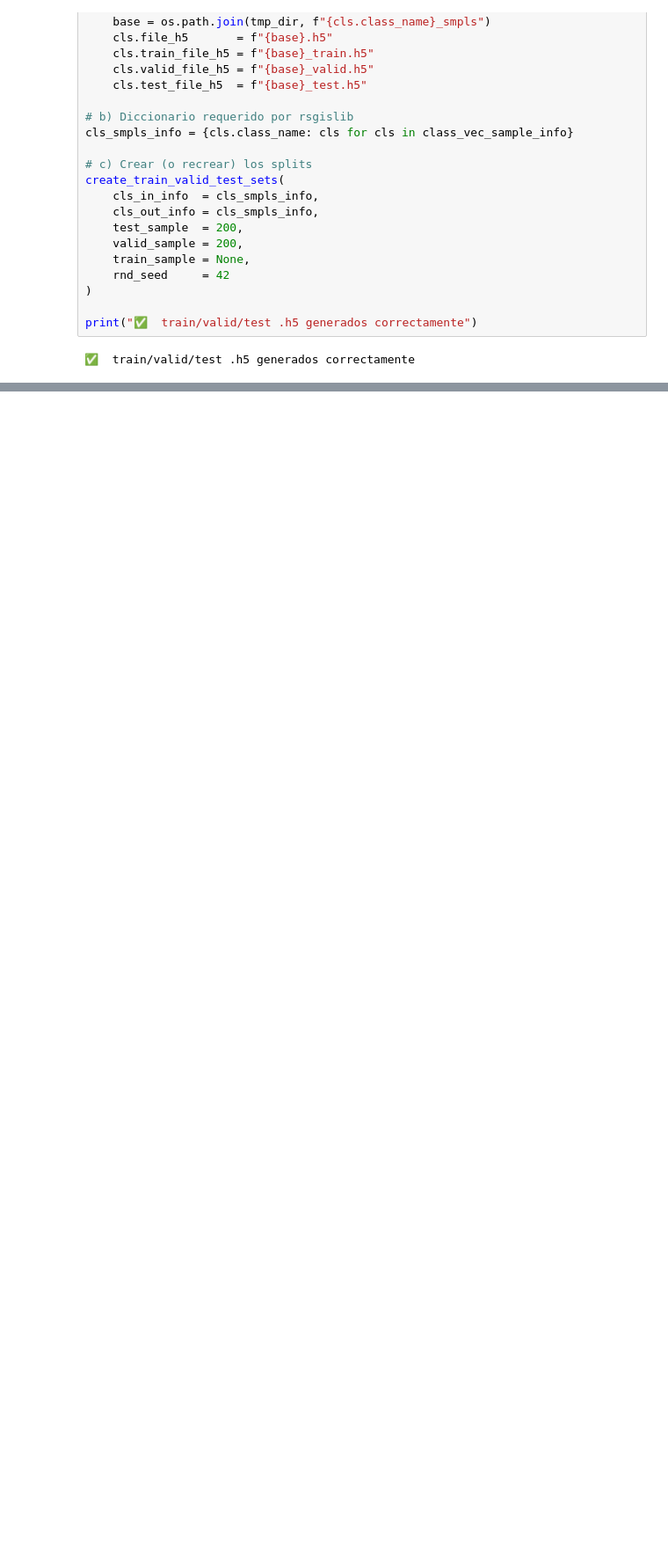
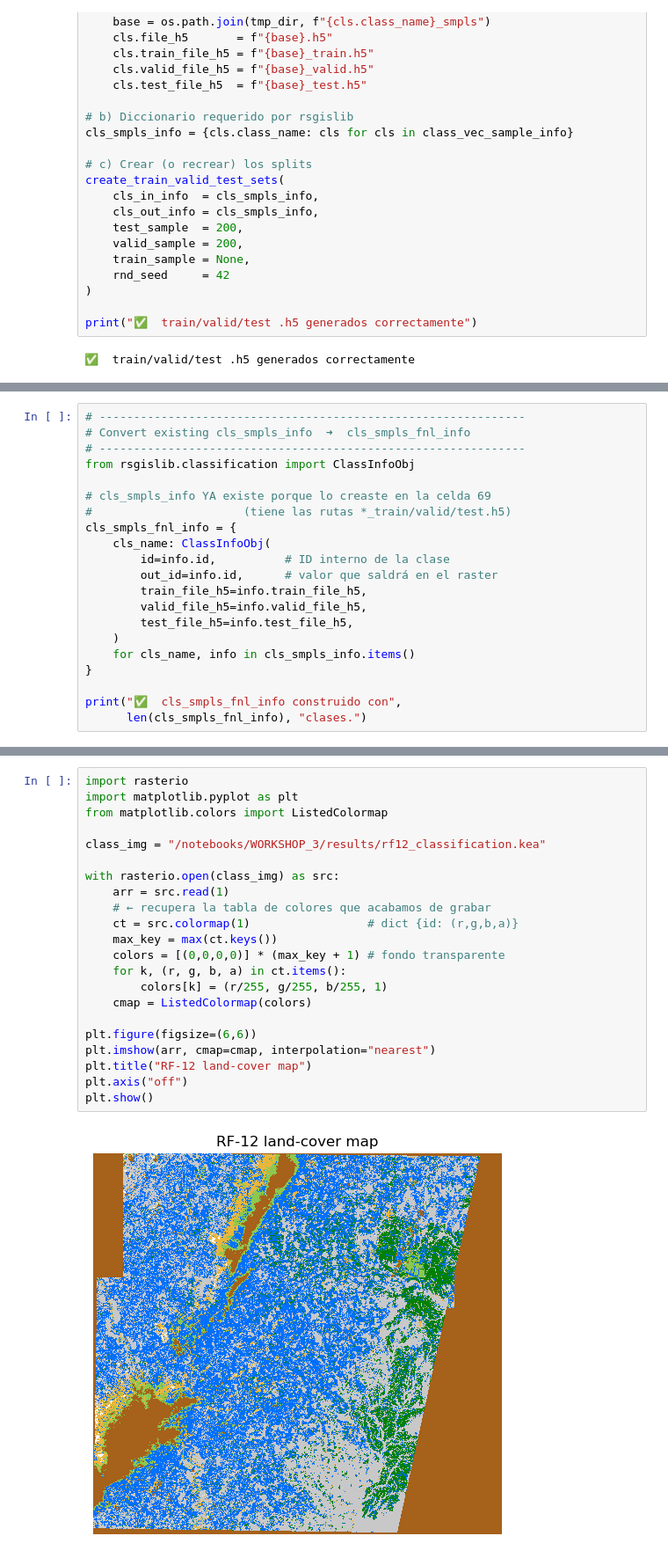
Before and after one commit to pcardonav/workshop3-image-classification, a Jupyter notebook: workshop3_paula_cardona.ipynb, the cells around one changed output, grey strips where cells are left out. Shown at 88% size. Drawn from its saved outputs; the diff is of its cells as text; blank space fills up the shorter version.

```diff
--- a/workshop3_paula_cardona.ipynb
+++ b/workshop3_paula_cardona.ipynb
@@ -2143,0 +2157,21 @@ TypeError: list indices must be integers or slices, not ClassVecSamplesInfoObj
+# %%
+# --------------------------------------------------------------
+# Convert existing cls_smpls_info  ➜  cls_smpls_fnl_info
+# --------------------------------------------------------------
+from rsgislib.classification import ClassInfoObj
+
+# cls_smpls_info YA existe porque lo creaste en la celda 69
+#                      (tiene las rutas *_train/valid/test.h5)
+cls_smpls_fnl_info = {
+    cls_name: ClassInfoObj(
+        id=info.id,          # ID interno de la clase
+        out_id=info.id,      # valor que saldrá en el raster
+        train_file_h5=info.train_file_h5,
+        valid_file_h5=info.valid_file_h5,
+        test_file_h5=info.test_file_h5,
+    )
+    for cls_name, info in cls_smpls_info.items()
+}
+
+print("✅  cls_smpls_fnl_info construido con",
+      len(cls_smpls_fnl_info), "clases.")
@@ -2143,0 +2278,24 @@ TypeError: list indices must be integers or slices, not ClassVecSamplesInfoObj
+# %%
+import rasterio
+import matplotlib.pyplot as plt
+from matplotlib.colors import ListedColormap
+
+class_img = "/notebooks/WORKSHOP_3/results/rf12_classification.kea"
+
+with rasterio.open(class_img) as src:
+    arr = src.read(1)
+    # ← recupera la tabla de colores que acabamos de grabar
+    ct = src.colormap(1)                 # dict {id: (r,g,b,a)}
+    max_key = max(ct.keys())
+    colors = [(0,0,0,0)] * (max_key + 1) # fondo transparente
+    for k, (r, g, b, a) in ct.items():
+        colors[k] = (r/255, g/255, b/255, 1)
+    cmap = ListedColormap(colors)
+
+plt.figure(figsize=(6,6))
+plt.imshow(arr, cmap=cmap, interpolation="nearest")
+plt.title("RF-12 land-cover map")
+plt.axis("off")
+plt.show()
+# %% [output]
+[figure, added]
```
Also changed, not shown: parts of 24 cells of this notebook.
